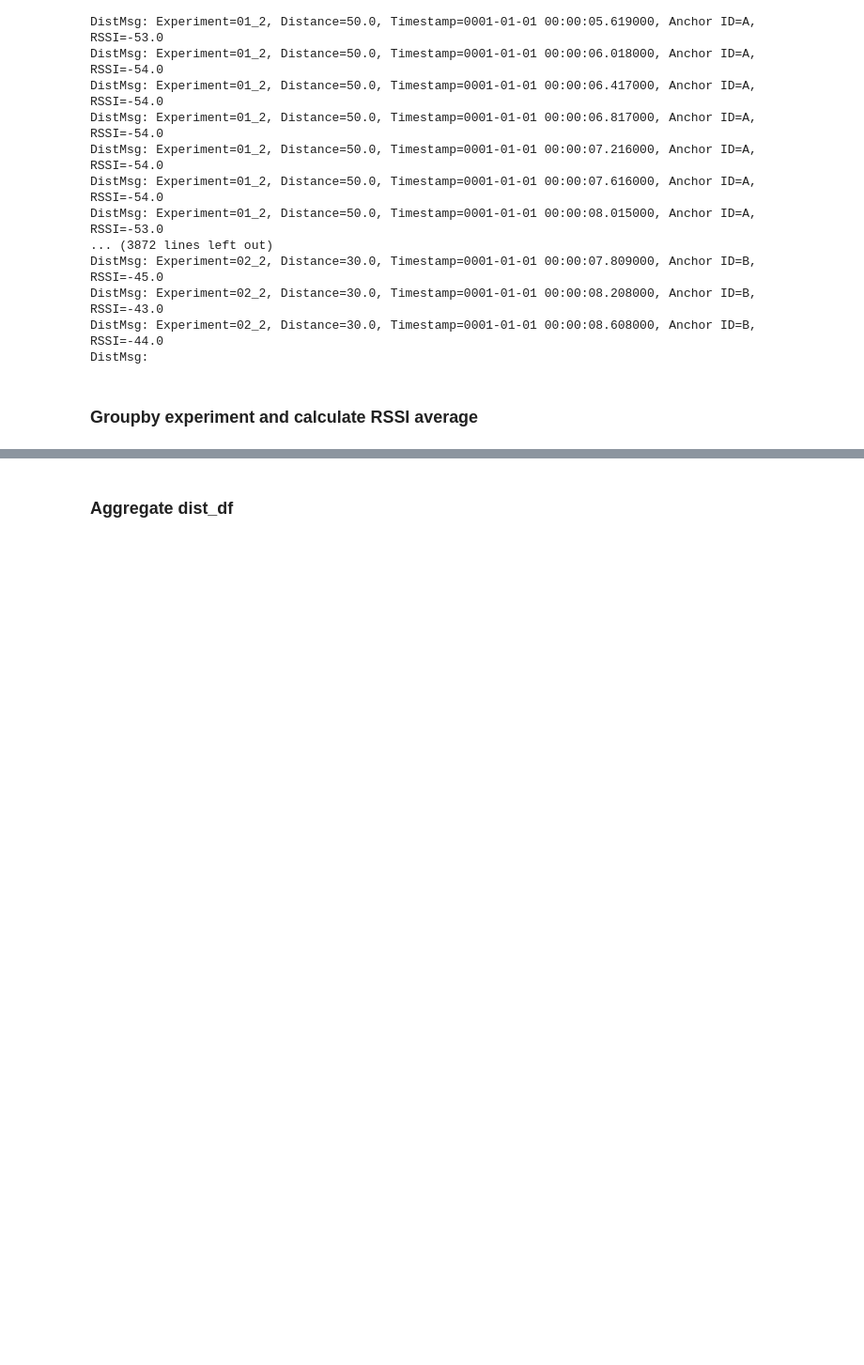
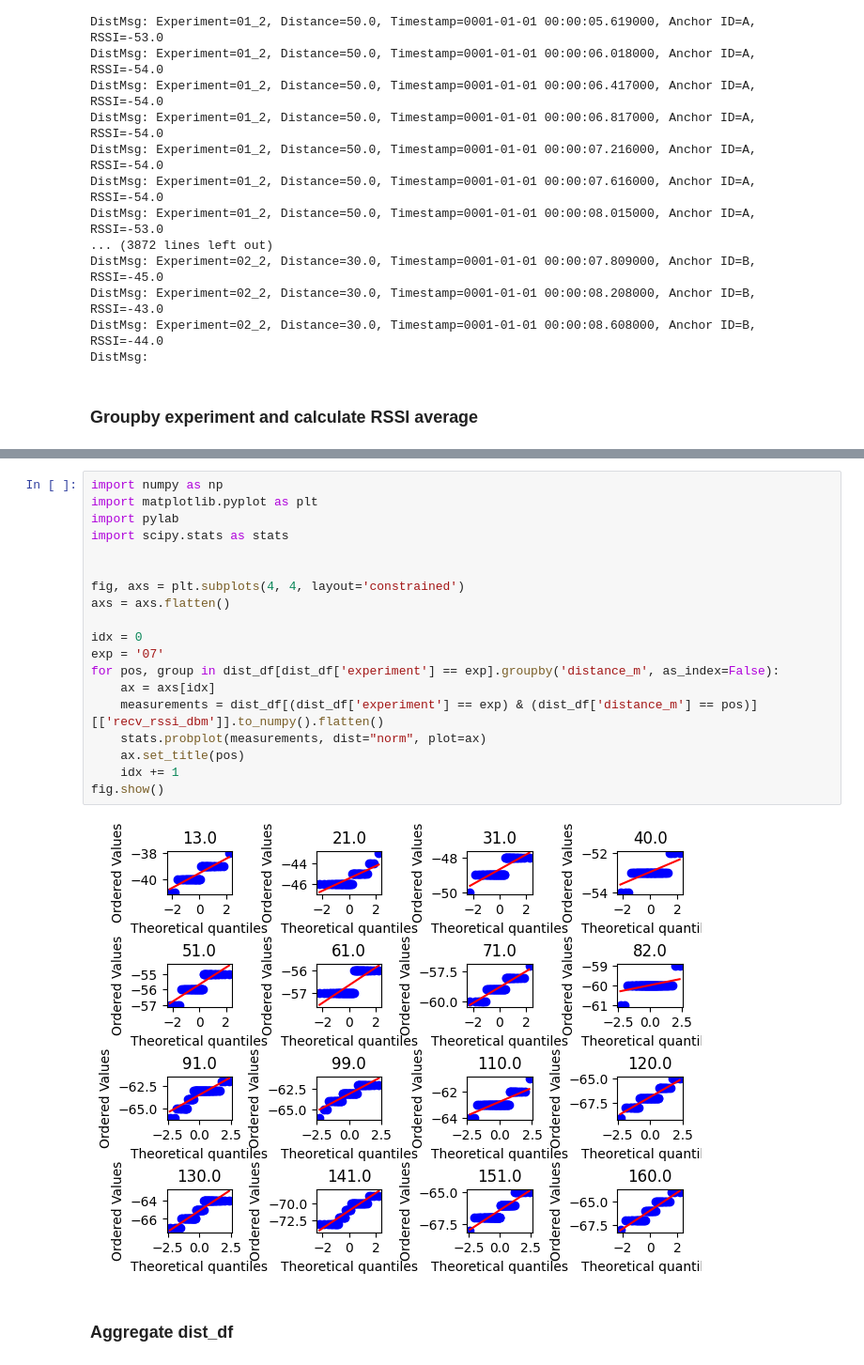
Before and after one commit to moseschmiedel/bachelor-thesis, a Jupyter notebook: notes/jupyter/bachelor-thesis.ipynb, the cells around one changed output, grey strips where cells are left out. Shown: that part at 94% size. Drawn from its saved outputs; the diff is of its cells as text; blank space fills up the shorter version.

```diff
--- a/notes/jupyter/bachelor-thesis.ipynb
+++ b/notes/jupyter/bachelor-thesis.ipynb
@@ -516,6 +517,27 @@ dist_df
 | 8024 | 0001-01-01 00:25:51.093000 | A | -67.0 | 160.0 | 07 | -65.978723 |
 | 8027 | 0001-01-01 00:25:52.093000 | A | -67.0 | 160.0 | 07 | -65.978723 |
 5710 rows × 6 columns
+# %%
+import numpy as np
+import matplotlib.pyplot as plt
+import pylab
+import scipy.stats as stats
+
+
+fig, axs = plt.subplots(4, 4, layout='constrained')
+axs = axs.flatten()
+
+idx = 0
+exp = '07'
+for pos, group in dist_df[dist_df['experiment'] == exp].groupby('distance_m', as_index=False):
+    ax = axs[idx]
+    measurements = dist_df[(dist_df['experiment'] == exp) & (dist_df['distance_m'] == pos)] [['recv_rssi_dbm']].to_numpy().flatten()
+    stats.probplot(measurements, dist="norm", plot=ax)
+    ax.set_title(pos)
+    idx += 1
+fig.show()
+# %% [output]
+[figure, added]
 # %% [markdown]
 ### Aggregate dist_df
 # %%
```
Also changed, not shown: parts of 3 cells of this notebook, 17 other files.
